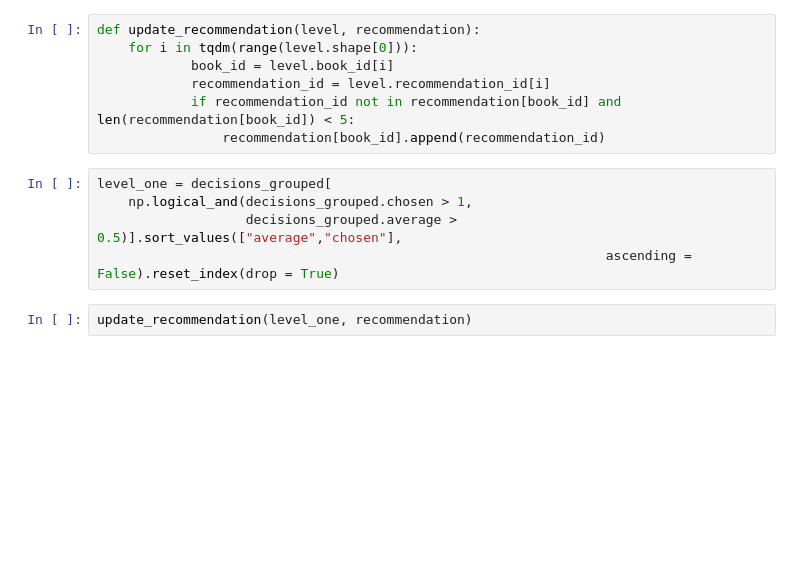
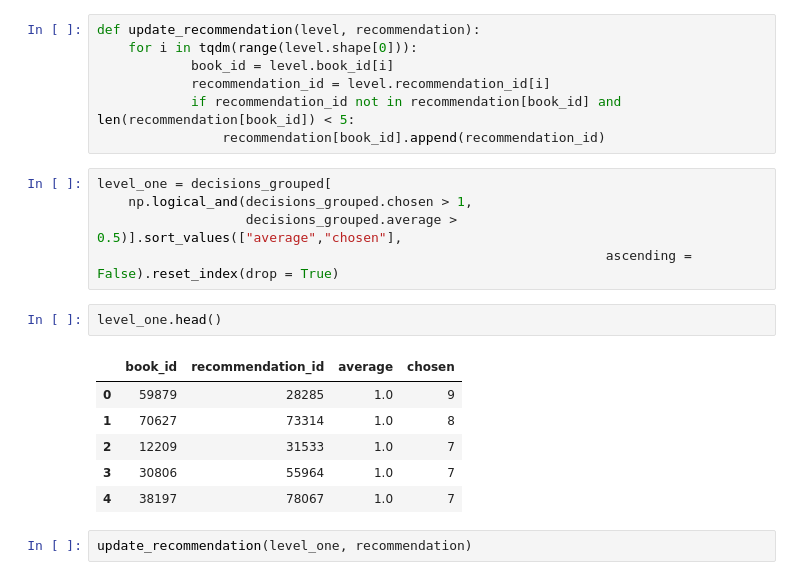
Before and after one commit to esthervogt/dmcup2021, a Jupyter notebook: notebooks/ensemble_model.ipynb, the cells around one changed output. Cells and saved outputs as stored; diff of their text form; blank space fills up the shorter version.

```diff
--- a/notebooks/ensemble_model.ipynb
+++ b/notebooks/ensemble_model.ipynb
@@ -38,6 +58,15 @@ level_one = decisions_grouped[
     np.logical_and(decisions_grouped.chosen > 1,
                    decisions_grouped.average > 0.5)].sort_values(["average","chosen"],
                                                                  ascending = False).reset_index(drop = True)
+# %%
+level_one.head()
+# %% [output]
+|  | book_id | recommendation_id | average | chosen |
+| 0 | 59879 | 28285 | 1.0 | 9 |
+| 1 | 70627 | 73314 | 1.0 | 8 |
+| 2 | 12209 | 31533 | 1.0 | 7 |
+| 3 | 30806 | 55964 | 1.0 | 7 |
+| 4 | 38197 | 78067 | 1.0 | 7 |
 # %%
 update_recommendation(level_one, recommendation)
 # %%
```
Also changed, not shown: parts of 4 cells of this notebook, 5 other files.
